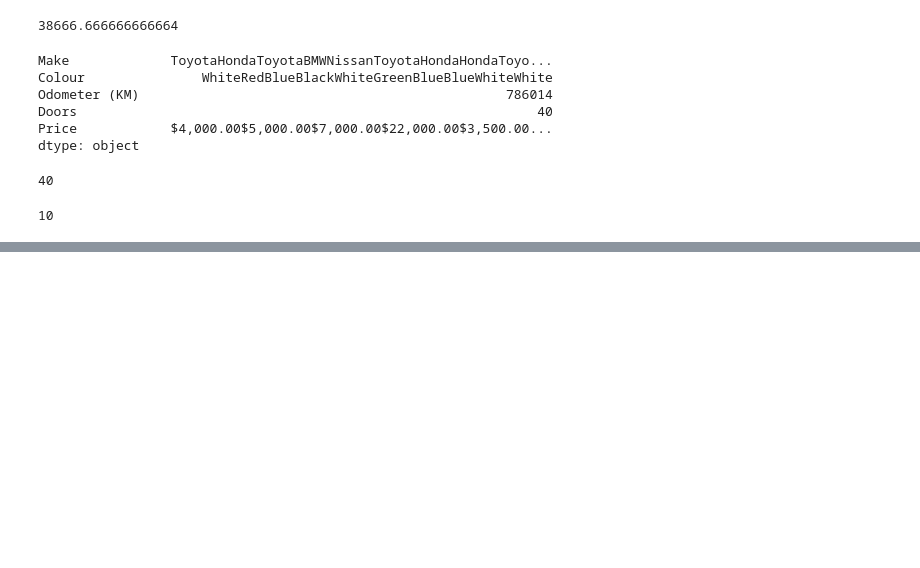
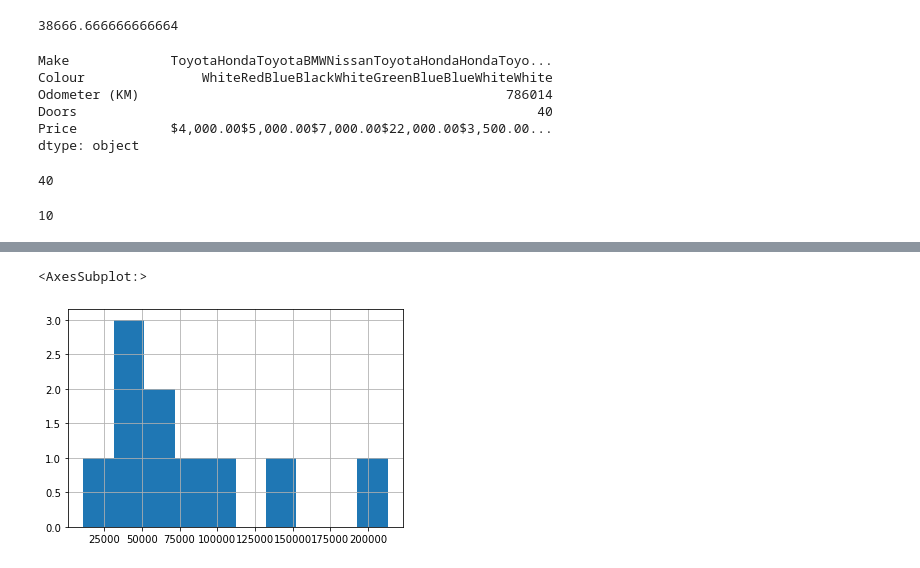
Before and after one commit to johnathon-smith/ml_notes, a Jupyter notebook: Introduction_To_Pandas.ipynb, the cells around one changed output, grey strips where cells are left out. Drawn from its saved outputs; the diff is of its cells as text; code cells hidden in the pictures; blank space fills up the shorter version.

```diff
--- a/Introduction_To_Pandas.ipynb
+++ b/Introduction_To_Pandas.ipynb
@@ -182,0 +316,6 @@ len(car_sales)
+# %%
+# And even change the type of graph
+car_sales["Odometer (KM)"].hist()
+# %% [output]
+<AxesSubplot:>
+[figure, added]
```
Also changed, not shown: parts of 44 cells of this notebook, 1 other file.
